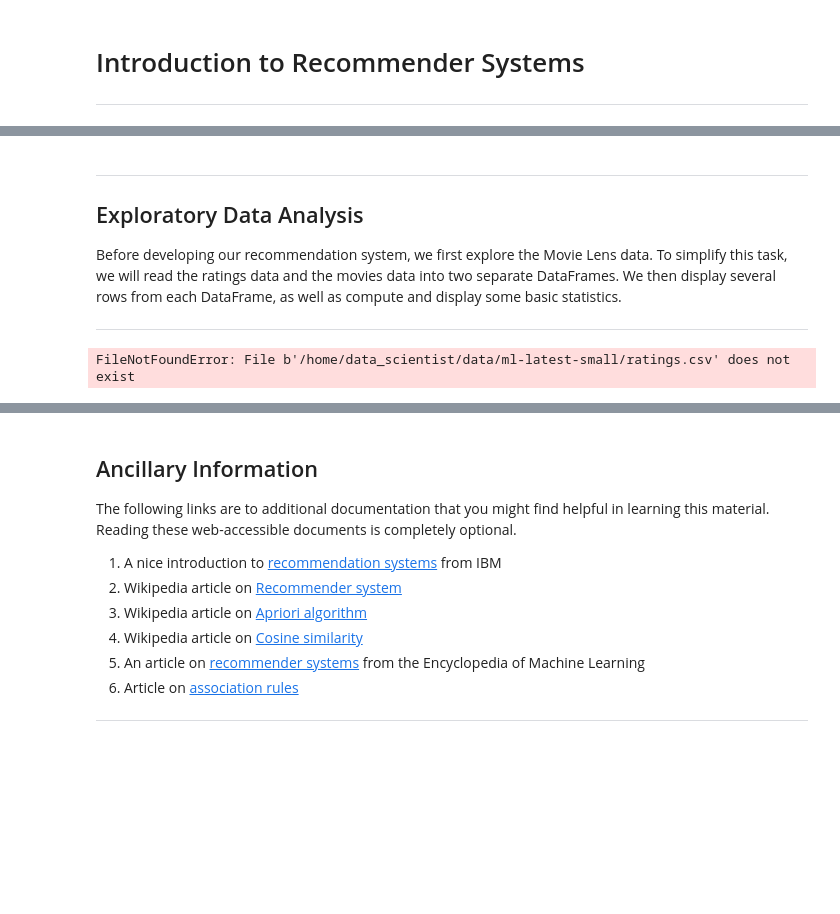
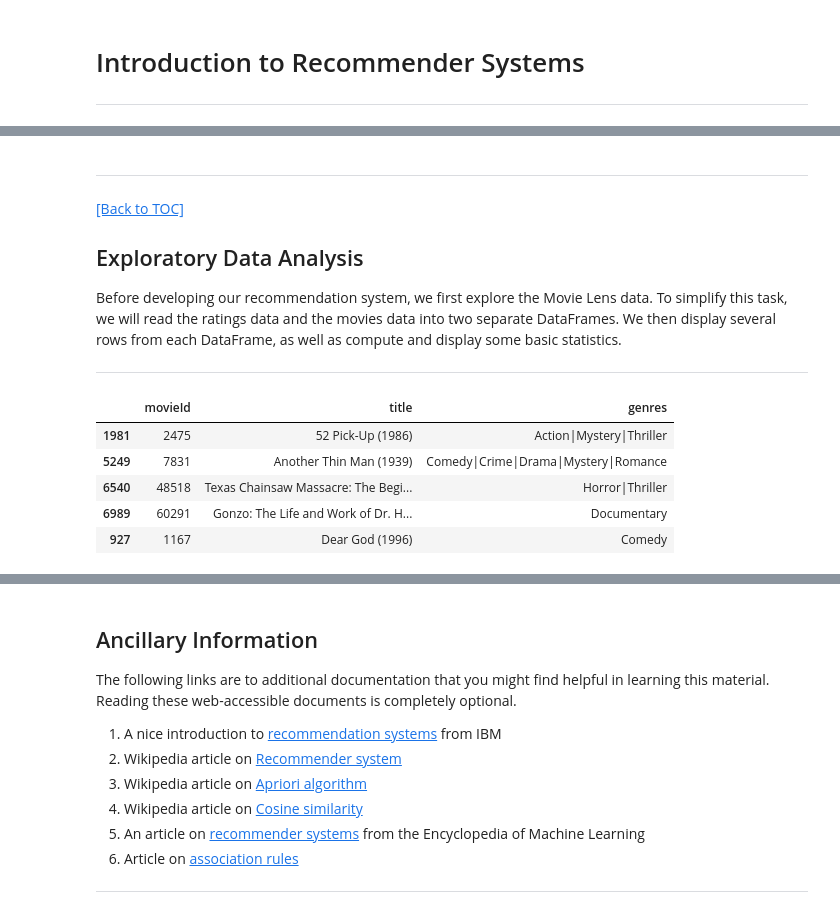
Before and after one commit to liweiweng/accy571-fa17, a Jupyter notebook: Module4/notebooks/intro2rs.ipynb, the cells around one changed output, grey strips where cells are left out. Drawn from its saved outputs; the diff is of its cells as text; code cells hidden in the pictures; blank space fills up the shorter version.

```diff
--- a/Module4/notebooks/intro2rs.ipynb
+++ b/Module4/notebooks/intro2rs.ipynb
@@ -101,12 +176,10 @@ wc: /home/data_scientist/data/ml-latest-small/ratings.csv: No such file or direc
 # %% [markdown]
 -----
 
+[[Back to TOC]](#Table-of-Contents)
+
 ## Exploratory Data Analysis
 
-Before developing our recommendation system, we first explore the Movie
-Lens data. To simplify this task, we will read the ratings data and the
-movies data into two separate DataFrames. We then display several rows
-from each DataFrame, as well as compute and display some basic
-statistics.
+Before developing our recommendation system, we first explore the Movie Lens data. To simplify this task, we will read the ratings data and the movies data into two separate DataFrames. We then display several rows from each DataFrame, as well as compute and display some basic statistics.
 
 -----
@@ -125,10 +186,10 @@ warnings.filterwarnings("ignore")
 # %%
 import os
 
-ratings_file = os.path.join(data_dir, 'ratings.csv')
-movies_file = os.path.join(data_dir, 'movies.csv')
+# Define full file paths to files
+ratings_file = os.path.join(ml_data_dir, 'ratings.csv')
+movies_file = os.path.join(ml_data_dir, 'movies.csv')
 
+# Read data into DataFrames
 ratings = pd.read_csv(ratings_file)
 movies = pd.read_csv(movies_file)
-# %% [output]
-FileNotFoundError: File b'/home/data_scientist/data/ml-latest-small/ratings.csv' does not exist
@@ -138,0 +196,10 @@ ratings.tail()
+# %%
+# Sample five random movies
+movies.sample(5)
+# %% [output]
+|  | movieId | title | genres |
+| 1981 | 2475 | 52 Pick-Up (1986) | Action|Mystery|Thriller |
+| 5249 | 7831 | Another Thin Man (1939) | Comedy|Crime|Drama|Mystery|Romance |
+| 6540 | 48518 | Texas Chainsaw Massacre: The Begi... | Horror|Thriller |
+| 6989 | 60291 | Gonzo: The Life and Work of Dr. H... | Documentary |
+| 927 | 1167 | Dear God (1996) | Comedy |
```
Also changed, not shown: parts of 44 cells of this notebook, 2 other files.
